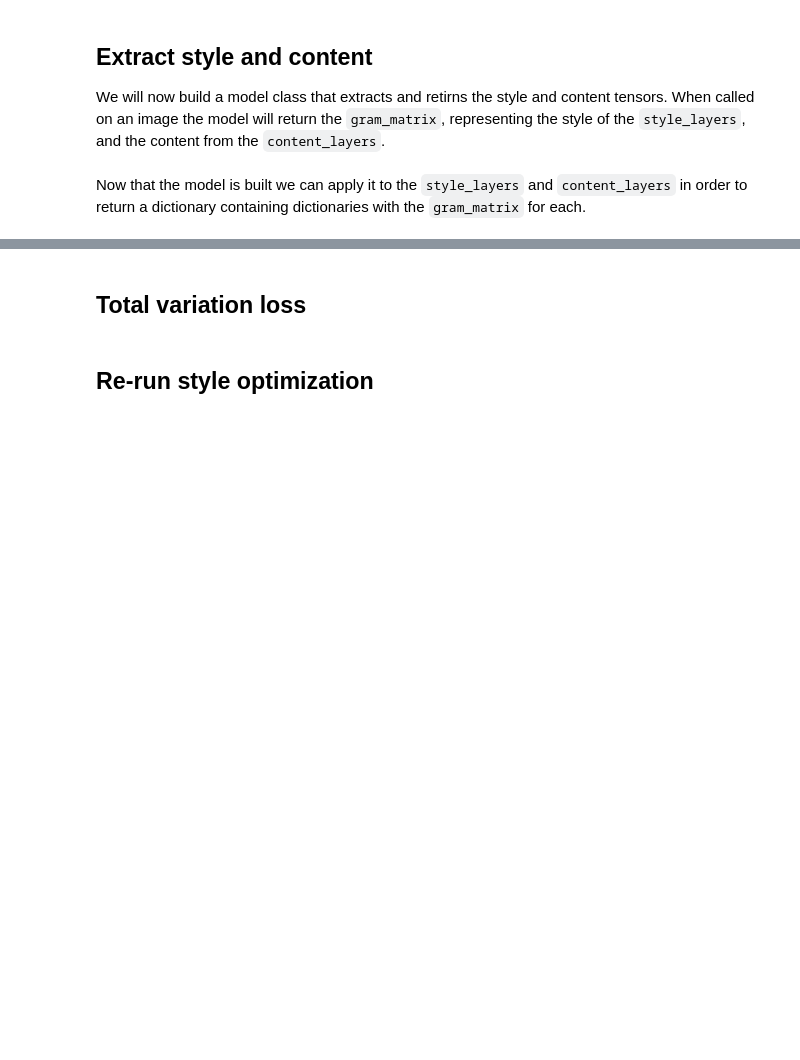
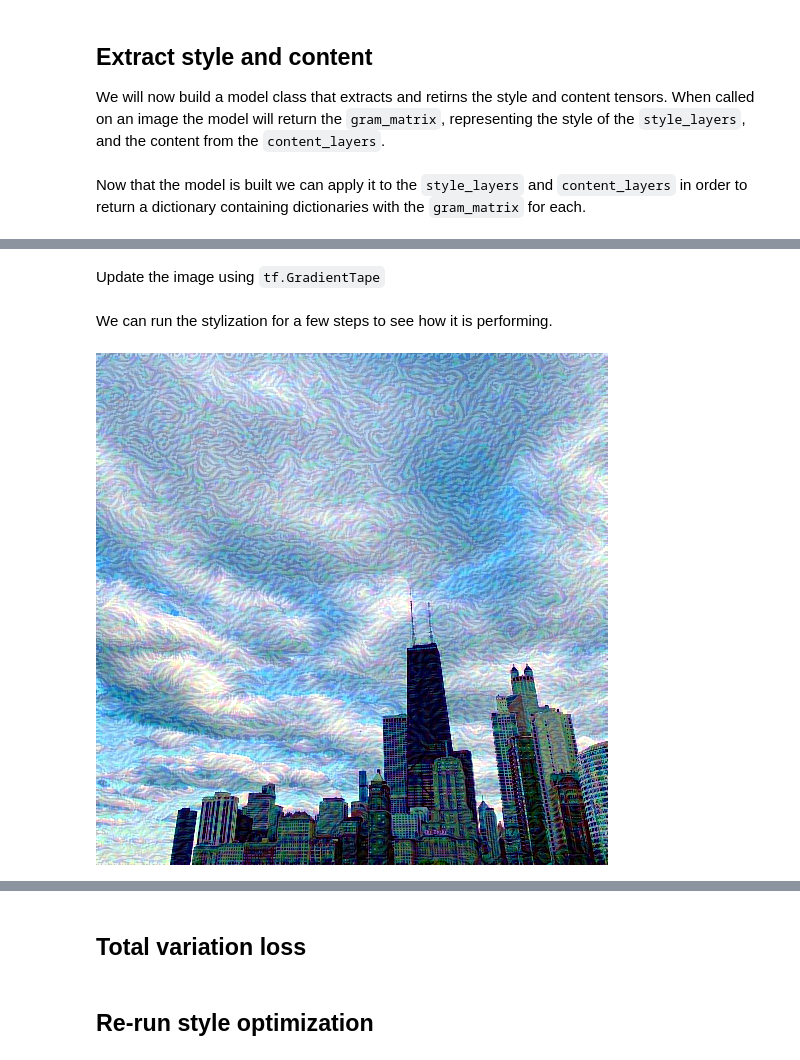
Before and after one commit to mcqueg/neural-style-transfer, a Jupyter notebook: NST.ipynb, the cells around one changed output, grey strips where cells are left out. Saved outputs shown, nothing was run; the diff lists cells and outputs as text; code cells hidden in the pictures; blank space fills up the shorter version.

Commit message:
gradient descent for optimized stylization

```diff
--- a/NST.ipynb
+++ b/NST.ipynb
@@ -257,0 +311,3 @@ Now that the model is built we can apply it to the `style_layers` and `content_l
+# %%
+def clip_0_1(image):
+    return tf.clip_by_value(image, clip_value_min=0.0, clip_value_max=1.0)
@@ -257,0 +316,43 @@ Now that the model is built we can apply it to the `style_layers` and `content_l
+# %%
+optimizer = tf.optimizers.Adam(learning_rate=0.02, beta_1=0.99, epsilon=1e-1)
+
+style_weight = 1e-2
+content_weight = 1e4
+# %%
+def style_content_loss(outputs):
+    style_outputs = outputs['style']
+    content_outputs = outputs['content']
+
+    style_loss = tf.add_n([tf.reduce_mean((style_outputs[name]-style_targets[name])**2)
+                                          for name in style_outputs.keys()])
+
+    style_loss *= style_weight / num__style_layers
+
+    content_loss = tf.add_n([tf.reduce_mean((content_outputs[name]-content_targets[name])**2)
+                                              for name in content_outputs.keys()])
+
+    loss = style_loss + content_loss
+
+    return loss
+# %% [markdown]
+Update the image using `tf.GradientTape`
+# %%
+@tf.function()
+def train_step(image):
+    with tf.GradientTape() as tape:
+        outputs = extractor(image)
+        loss = style_content_loss(outputs)
+
+    grad = tape.gradient(loss, image)
+    optimizer.apply_gradients([(grad, image)])
+    image.assign(clip_0_1(image))
+# %% [markdown]
+We can run the stylization for a few steps to see how it is performing.
+# %%
+for i in range(5):
+    train_step(image)
+
+# view the image after 5 steps
+tensor_to_image(image)
+# %% [output]
+[figure, added]
```
Also changed, not shown: parts of 16 cells of this notebook, 1 other file.
